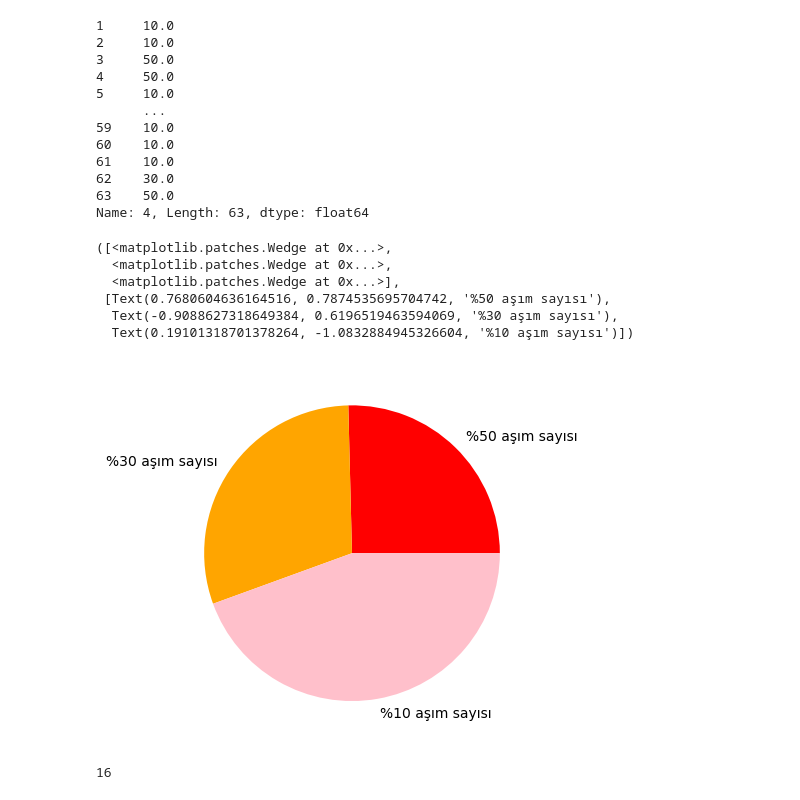
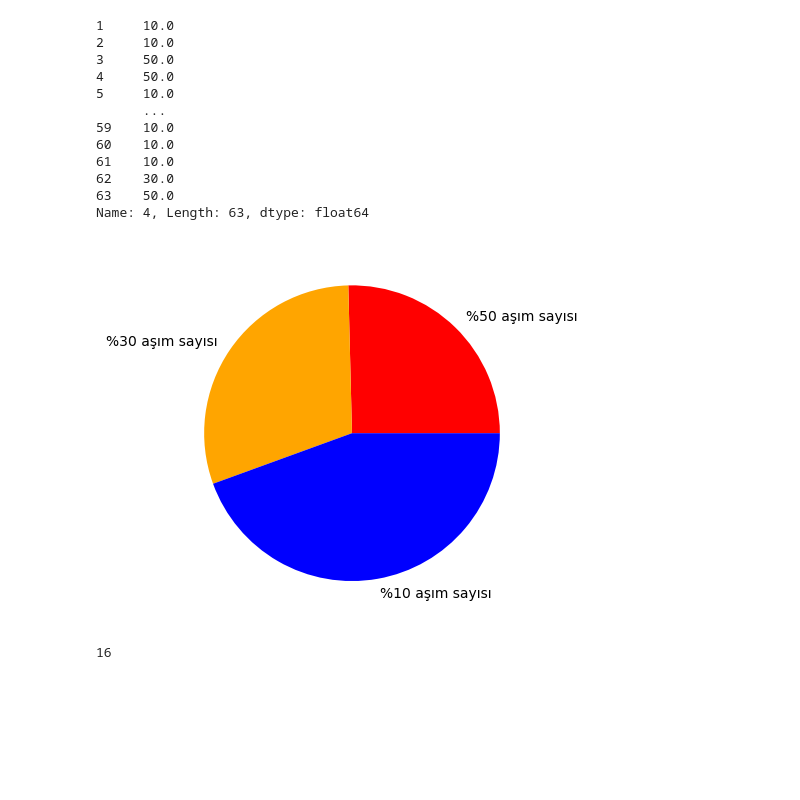
Before and after one commit to bagergat1/Carspeeddetection, a Jupyter notebook: Untitled3.ipynb, the cells around one changed output. Cells and saved outputs as stored; diff of their text form; code cells hidden in the pictures; blank space fills up the shorter version.

```diff
--- a/Untitled3.ipynb
+++ b/Untitled3.ipynb
@@ -94,24 +94,33 @@ fig, axes = plt.subplots(nrows=2, ncols=2, figsize=(15, 12))
 fig.tight_layout() # Or equivalently,  "plt.tight_layout()"
 plt.subplots_adjust(hspace=0.2, wspace=0.2)
 axes[0,0].bar([i for i in range(len(np.array(inf.iloc[1])))],np.array(inf.iloc[1]),color="red")
-axes[0,0].set_xlabel("Araç ID")
+axes[0,0].set_xlabel("Araç No")
 axes[0,0].set_ylabel("Araçların Hızı")
 axes[0,0].set_title("Araçların Hız Grafikleri")
 
 axes[0,1].bar([i for i in range(len(np.array(inf.iloc[2])))],np.array(inf.iloc[2]),color="green")
-axes[0,1].set_xlabel("Araç ID")
-axes[0,1].set_ylabel("Araçların Hızı")
-axes[0,1].set_title("Araçların Hız Grafikleri")
+axes[0,1].set_xlabel("Araç No")
+axes[0,1].set_ylabel("Aşma oranı")
+axes[0,1].set_title("Araçların Yasal Hız Sınırını Aşma Oranı")
 fig
 axes[1,0].bar([i for i in range(len(np.array(inf.iloc[3])))],np.array(inf.iloc[3]),color="brown")
-axes[1,0].set_xlabel("Araç ID")
-axes[1,0].set_ylabel("Araçların Hızı")
-axes[1,0].set_title("Araçların Hız Grafikleri")
+axes[1,0].set_xlabel("Araç No")
+axes[1,0].set_ylabel("Ceza Tutarı")
+axes[1,0].set_title("Araçlara Kesilen Ceza Tutarı")
 
-axes[1,1].bar([i for i in range(len(np.array(inf.iloc[4])))],np.array(inf.iloc[4]),color="yellow")
-axes[1,1].set_xlabel("Araç ID")
-axes[1,1].set_ylabel("Araçların Hızı")
-axes[1,1].set_title("Araçların Hız Grafikleri")
+fiftyper=0
+thirtyper=0
+tenper=0
+for i in np.array(inf.loc[4]):
+    if i==50:
+        fiftyper+=1
+    elif i==30:
+        thirtyper+=1
+    elif i==10:
+        tenper+=1
+mylabels = ["%50 aşım sayısı","%30 aşım sayısı","%10 aşım sayısı"]
+axes[1,1].pie([fiftyper,thirtyper,tenper],labels=mylabels,colors=["red","orange","blue"])
+plt.savefig("Pie.pdf")
 
 fig.show()
 # %% [output]
@@ -135,24 +159,19 @@ Name: 4, Length: 63, dtype: float64
 # %%
 fiftyper=0
 thirtyper=0
 tenper=0
 for i in np.array(inf.loc[4]):
     if i==50:
         fiftyper+=1
     elif i==30:
         thirtyper+=1
     elif i==10:
         tenper+=1
 mylabels = ["%50 aşım sayısı","%30 aşım sayısı","%10 aşım sayısı"]
-plt.pie([fiftyper,thirtyper,tenper],labels=mylabels,colors=["red","orange","pink"])
+plt.pie([fiftyper,thirtyper,tenper],labels=mylabels,colors=["red","orange","blue"])
+plt.savefig("Pie.pdf")
 # %% [output]
-([<matplotlib.patches.Wedge at 0x...>,
-  <matplotlib.patches.Wedge at 0x...>,
-  <matplotlib.patches.Wedge at 0x...>],
- [Text(0.7680604636164516, 0.7874535695704742, '%50 aşım sayısı'),
-  Text(-0.9088627318649384, 0.6196519463594069, '%30 aşım sayısı'),
-  Text(0.19101318701378264, -1.0832884945326604, '%10 aşım sayısı')])
-[figure, old version]
+[figure, new version]
 # %%
 fiftyper
 # %% [output]
```
Also changed, not shown: parts of 4 cells of this notebook, 12 other files.
